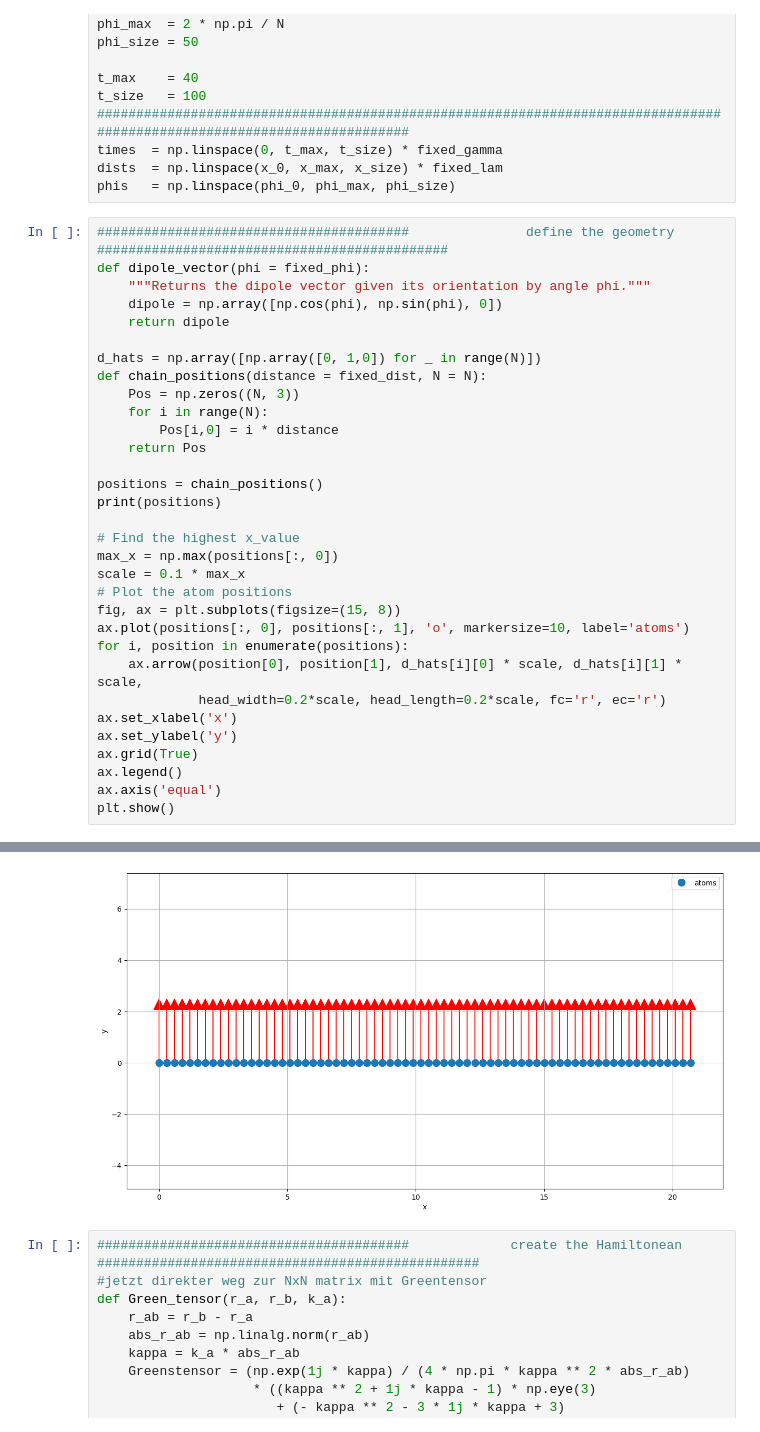
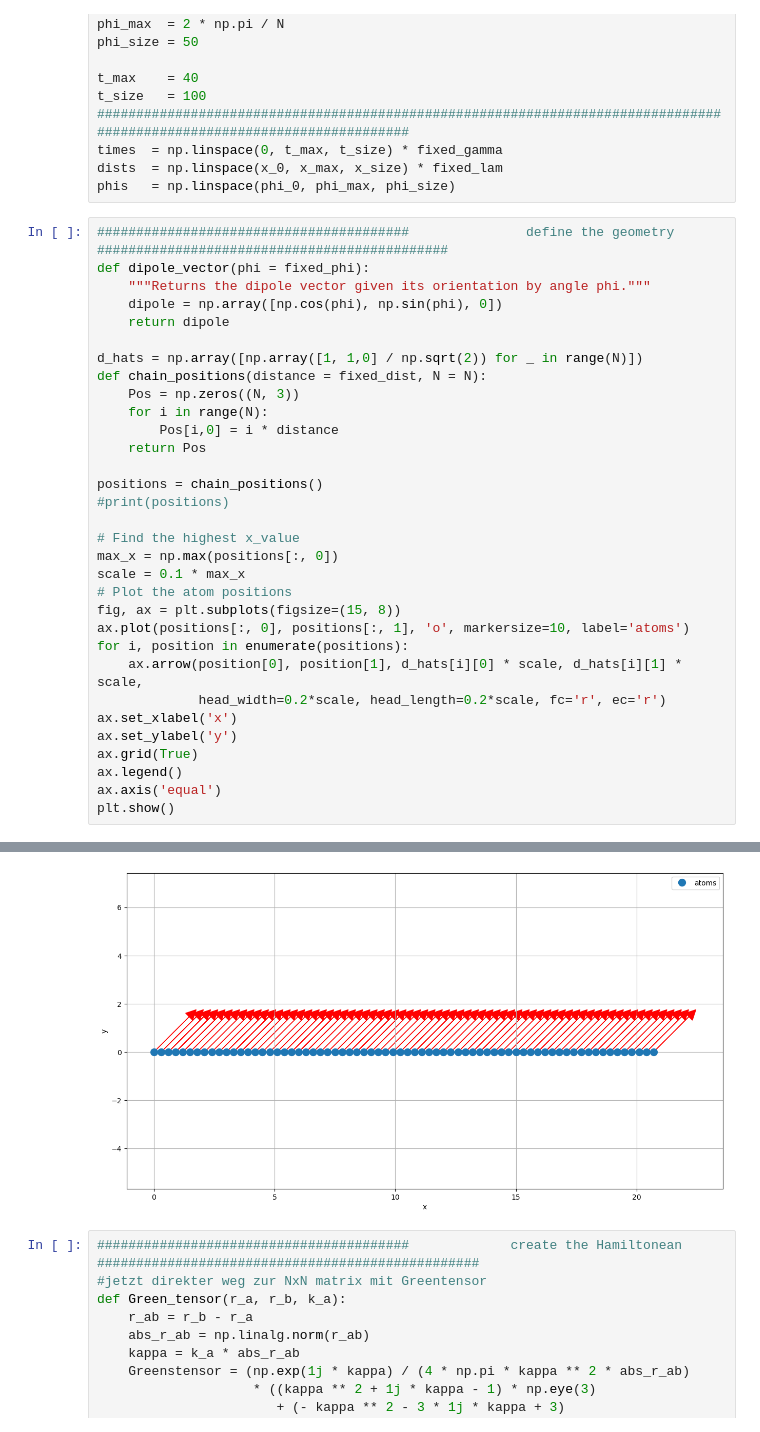
Before and after one commit to LBPhysics/GIT_Code_BA, a Jupyter notebook: Continuation/Qutip/Chain.ipynb, the cells around one changed output, grey strips where cells are left out. Saved outputs shown, nothing was run; the diff lists cells and outputs as text.

```diff
--- a/Continuation/Qutip/Chain.ipynb
+++ b/Continuation/Qutip/Chain.ipynb
@@ -36,7 +36,7 @@ def dipole_vector(phi = fixed_phi):
     dipole = np.array([np.cos(phi), np.sin(phi), 0])
     return dipole
 
-d_hats = np.array([np.array([0, 1,0]) for _ in range(N)])
+d_hats = np.array([np.array([1, 1,0] / np.sqrt(2)) for _ in range(N)])
 def chain_positions(distance = fixed_dist, N = N):
     Pos = np.zeros((N, 3))
     for i in range(N):
@@ -44,7 +44,7 @@ def chain_positions(distance = fixed_dist, N = N):
     return Pos
 
 positions = chain_positions()
-print(positions)
+#print(positions)
 
 # Find the highest x_value
 max_x = np.max(positions[:, 0])
@@ -82,4 +65,4 @@ plt.show()
-[figure, old version]
+[figure, new version]
 # %%
 ########################################             create the Hamiltonean                 #################################################
 #jetzt direkter weg zur NxN matrix mit Greentensor
```
Also changed, not shown: parts of 2 cells of this notebook, 3 other files.
